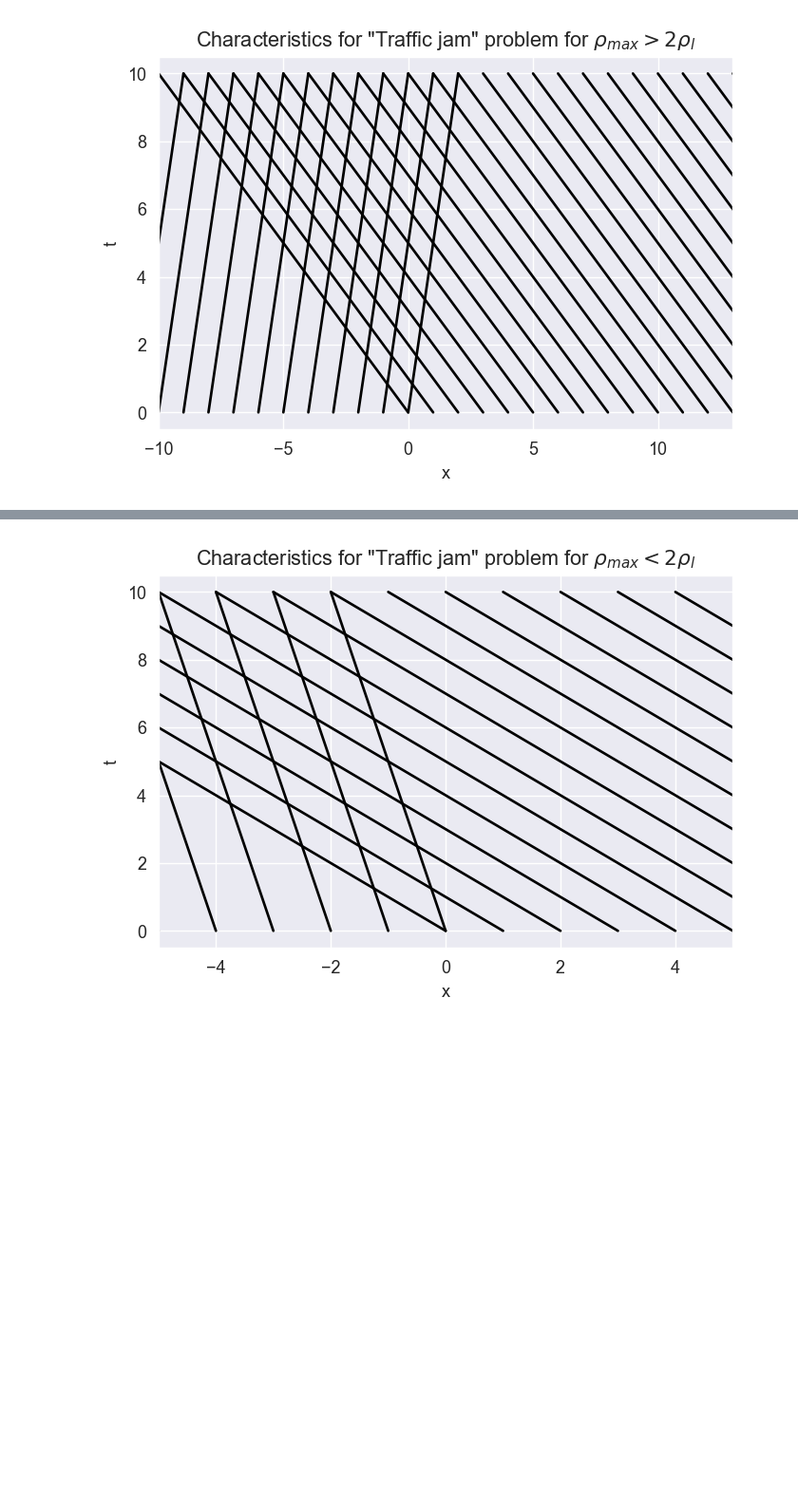
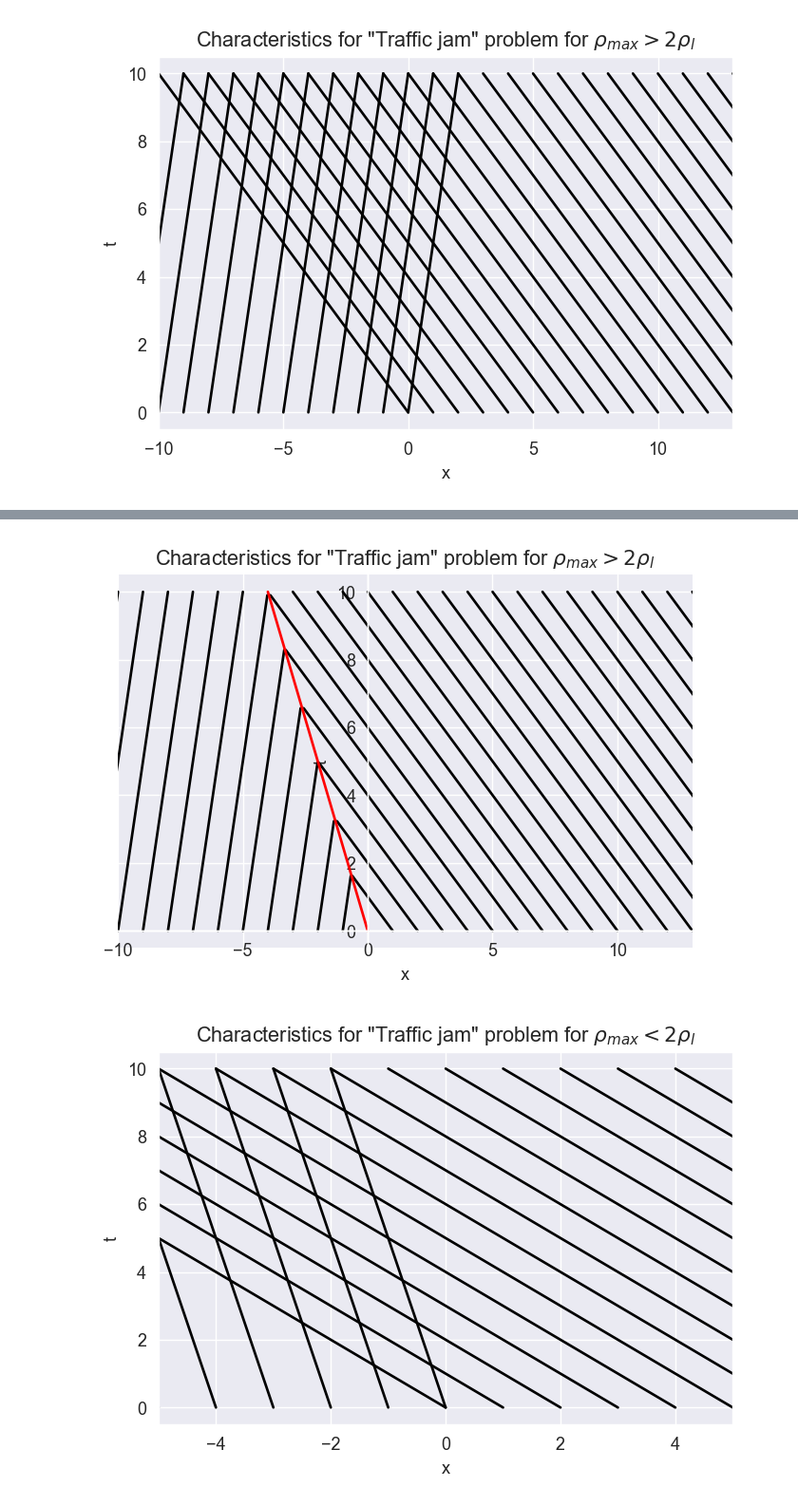
Before and after one commit to joannaww/Lighthill-Witham-Richards-Model, a Jupyter notebook: Matuszak_Wojciechowicz.ipynb, the cells around one changed output, grey strips where cells are left out. Shown at 95% size. Cells and saved outputs as stored; diff of their text form; code cells hidden in the pictures; blank space fills up the shorter version.

```diff
--- a/Matuszak_Wojciechowicz.ipynb
+++ b/Matuszak_Wojciechowicz.ipynb
@@ -199,6 +194,18 @@ def traffic_jam_X(u_max, t, rho_max, rho_l, ksi):
         x = -u_max*t + ksi
 
     return x
+# %%
+def traffic_jam_X_shock(u_max, t, rho_max, rho_l, ksi):
+    if ksi<0:
+        x = u_max*t*(1-2*rho_l/rho_max) + ksi
+        if x >= (u_max*rho_l**2-u_max*rho_l*rho_max)/(rho_max*(rho_max-rho_l))*t:
+            x=np.nan
+    else:
+        x = -u_max*t + ksi
+        if x <= (u_max*rho_l**2-u_max*rho_l*rho_max)/(rho_max*(rho_max-rho_l))*t:
+            x = np.nan
+
+    return x
 # %%
 u_max = 1
 rho_max = 1
@@ -226,3 +247,34 @@ plt.show()
+# %%
+u_max = 1
+rho_max = 1
+rho_l = 0.4
+Ksi = np.arange(-15,25)
+t = np.linspace(0, 10, 100)
+
+fig, ax = plt.subplots(1, 1)
+ax.spines['left'].set_position(('data', 0))
+ax.spines['right'].set_position(('data', 0))
+ax.spines['bottom'].set_position(('data', 0))
+ax.spines['top'].set_position(('data', 0))
+# ax.spines['left'].set_position('center')
+# ax.spines['bottom'].set_position('center')
+# ax.spines['right'].set_color('none')
+# ax.spines['top'].set_color('none')
+X = []
+for i in range(len(Ksi)):
+    for j in t:
+        X.append(traffic_jam_X_shock(u_max, j, rho_max, rho_l, Ksi[i]))
+    plt.plot(X, t, 'black')
+    X = []
+
+plt.plot((u_max*rho_l**2-u_max*rho_l*rho_max)/(rho_max*(rho_max-rho_l))*t, t, 'red')
+plt.xlim([-10, 13])
+plt.title(r'Characteristics for "Traffic jam" problem for $\rho_{max} > 2\rho_{l}$')
+plt.xlabel('x')
+plt.ylabel('t')
+plt.show()
+# %% [output]
+[figure, added]
 # %%
 u_max = 1
 rho_max = 1
```
Also changed, not shown: parts of 20 cells of this notebook.
